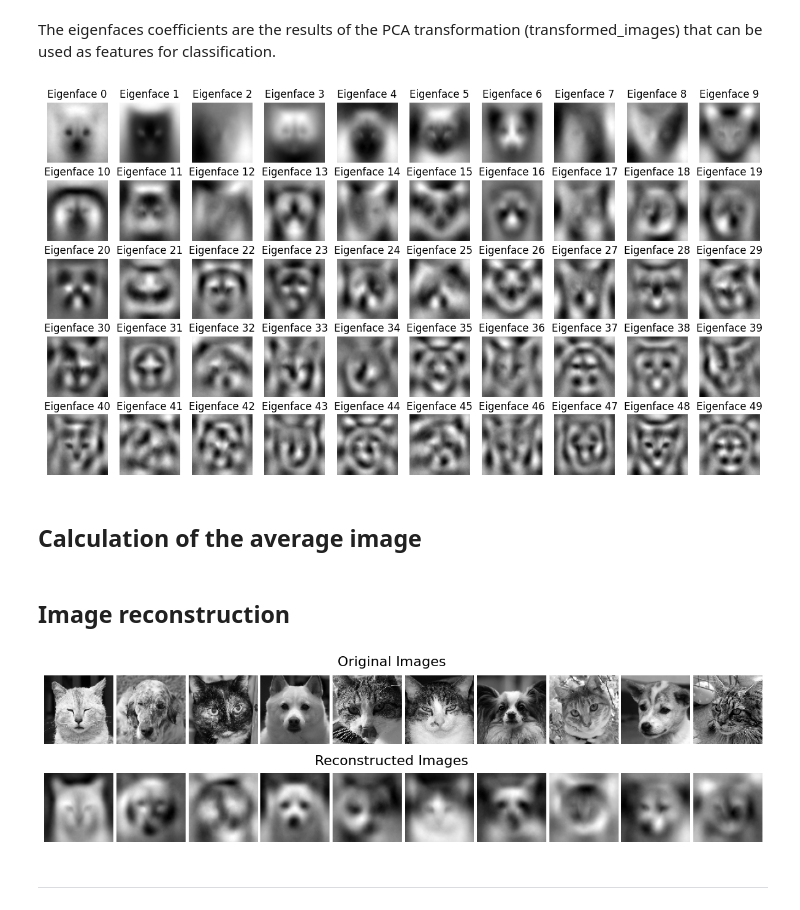
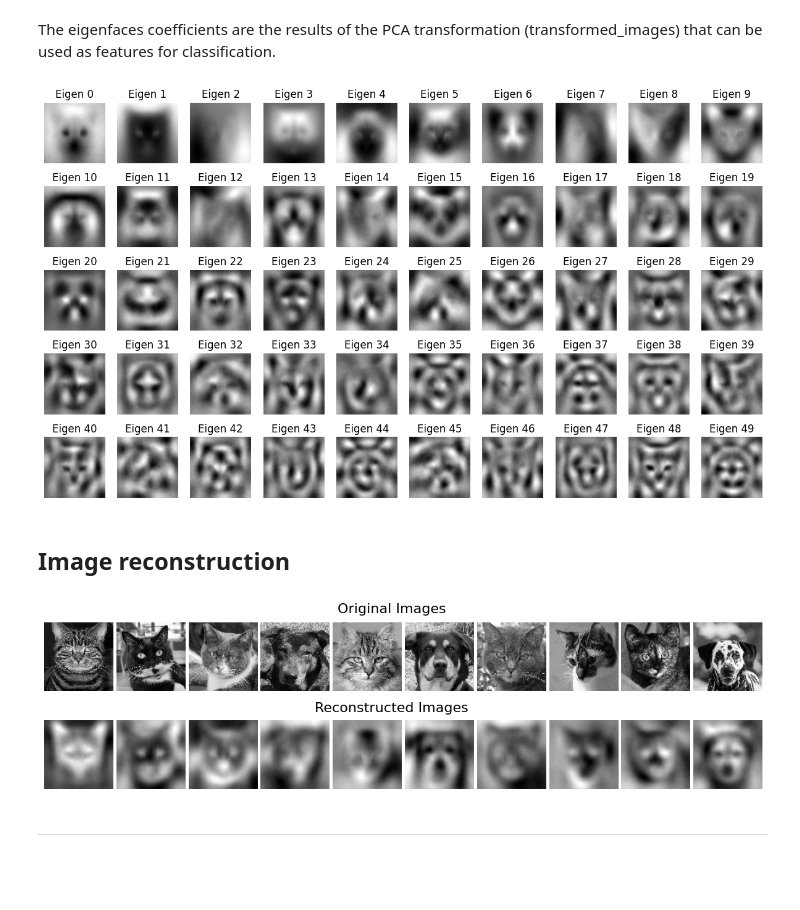
Before and after one commit to mlamczyk/CNN_Dogs-vs-Cats, a Jupyter notebook: project.ipynb, the cells around one changed output. Saved outputs shown, nothing was run; the diff lists cells and outputs as text; code cells hidden in the pictures; blank space fills up the shorter version.

```diff
--- a/project.ipynb
+++ b/project.ipynb
@@ -142,13 +152,13 @@ transformed_images = pca.transform(centered_images) # eigenfaces coefficients
 The eigenfaces coefficients are the results of the PCA transformation (transformed_images) that can be used as features for classification.
 # %%
 # Eigenfaces (principal components) visualization
-fig, axes = plt.subplots(5, 10, figsize=(15, 8))
+cols = 10
+rows = n_components//cols
+fig, axes = plt.subplots(rows, cols, figsize=(15, rows*1.7))
 for i, ax in enumerate(axes.flat):
     ax.imshow(eigenfaces[i], cmap='gray')
-    ax.set_title(f'Eigenface {i}')
+    ax.set_title(f'Eigen {i}')
     ax.axis('off')
 plt.show()
 # %% [output]
-[figure, old version]
+[figure, new version]
-# %% [markdown]
-## Calculation of the average image
@@ -182,7 +185,7 @@ fig.text(0.5, 0.47, 'Reconstructed Images', ha='center', fontsize=16)
 plt.subplots_adjust(wspace=0.05, hspace=0.05)
 plt.show()
 # %% [output]
-[figure, old version]
+[figure, new version]
 # %% [markdown]
 ---
 # %% [markdown]
```
Also changed, not shown: parts of 10 cells of this notebook.
